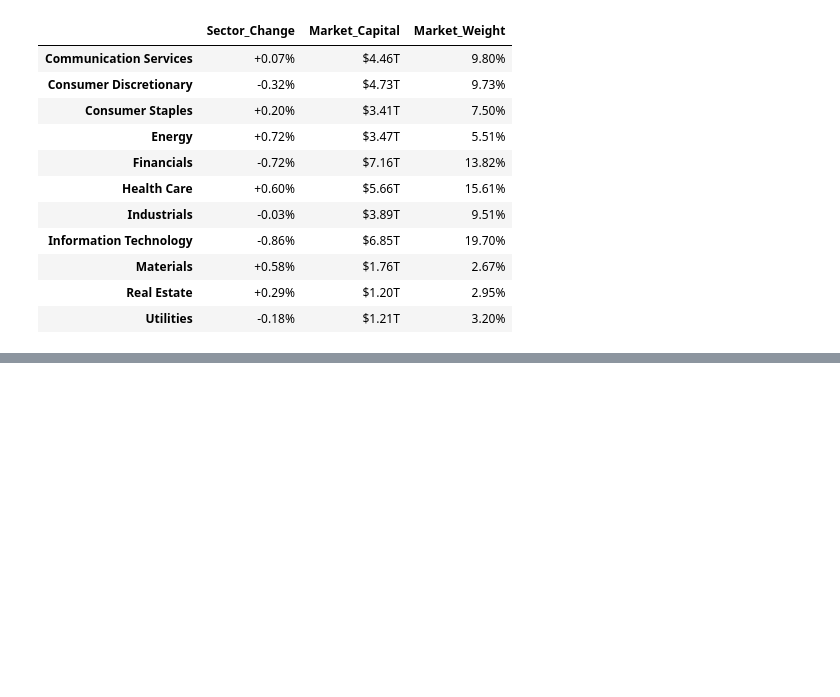
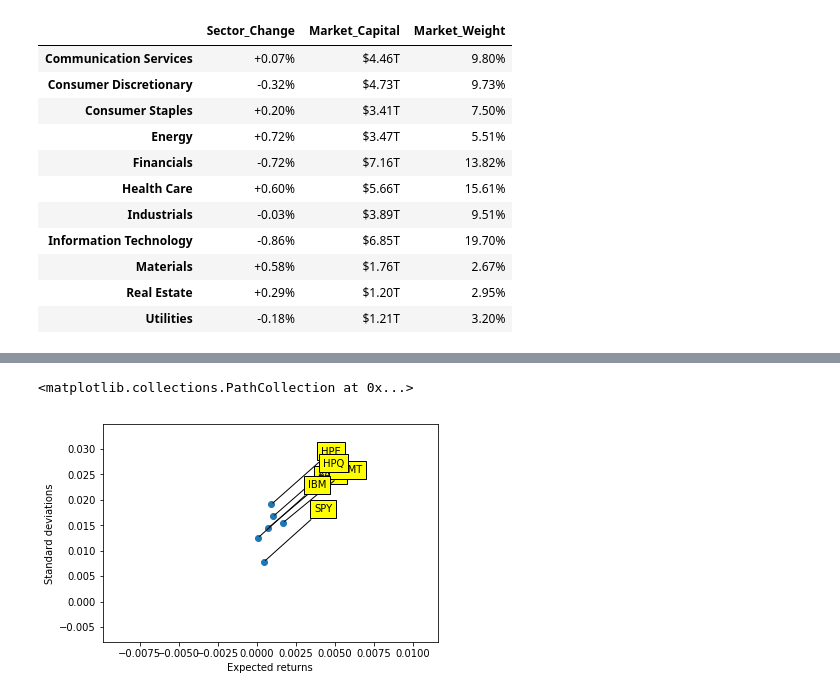
Before and after one commit to suyuchenxm/toolsproject, a Jupyter notebook: Jordan.ipynb, the cells around one changed output, grey strips where cells are left out. Drawn from its saved outputs; the diff is of its cells as text; code cells hidden in the pictures; blank space fills up the shorter version.

Commit message:
scatter plot, regression

```diff
--- a/Jordan.ipynb
+++ b/Jordan.ipynb
@@ -152,13 +156,19 @@ import datetime
 import dateutil.relativedelta
 import numpy as np
 import pandas_datareader.data as web
+import matplotlib.pyplot as plt
+%matplotlib inline
+import statsmodels.api as sm
 
 stocks = stock, get_competitors(stock)
-five_years_ago = (datetime.date.today() - dateutil.relativedelta.relativedelta(years=5)).strftime('%Y-%m-%d')
+three_years_ago = (datetime.date.today() - dateutil.relativedelta.relativedelta(years=3)).strftime('%Y-%m-%d')
 today = datetime.date.today().strftime('%Y-%m-%d')
 
 
-# df = web.DataReader(np.hstack(stocks),'yahoo',five_years_ago,today)['Adj Close']
-df = web.get_data_yahoo(np.hstack(stocks),five_years_ago,today)['Adj Close']
-df
+prices = web.DataReader(np.hstack(('SPY',)+stocks),'yahoo',three_years_ago,today)['Adj Close']
+returns = prices.pct_change() # daily returns
+print(returns)
+print(returns.corr()['SPY']) # correlation between each stock and S&P 500
+
+# print(plt.scatter(returns.SPY,returns.stock))
 # %% [output]
@@ -224,0 +192,16 @@ df
+# %%
+plt.xlabel('Expected returns')
+plt.ylabel('Standard deviations')
+for label,x,y in zip(returns.columns,returns.mean(),returns.std()):
+    plt.annotate(
+        label,
+        xy = (x,y),
+        xytext = (50,50),
+        textcoords = 'offset points',
+        bbox = dict(fc = 'yellow'),
+        arrowprops = dict(arrowstyle = '-')
+    )
+plt.scatter(returns.mean(), returns.std())
+# %% [output]
+<matplotlib.collections.PathCollection at 0x...>
+[figure, added]
```
Also changed, not shown: parts of 9 cells of this notebook.
